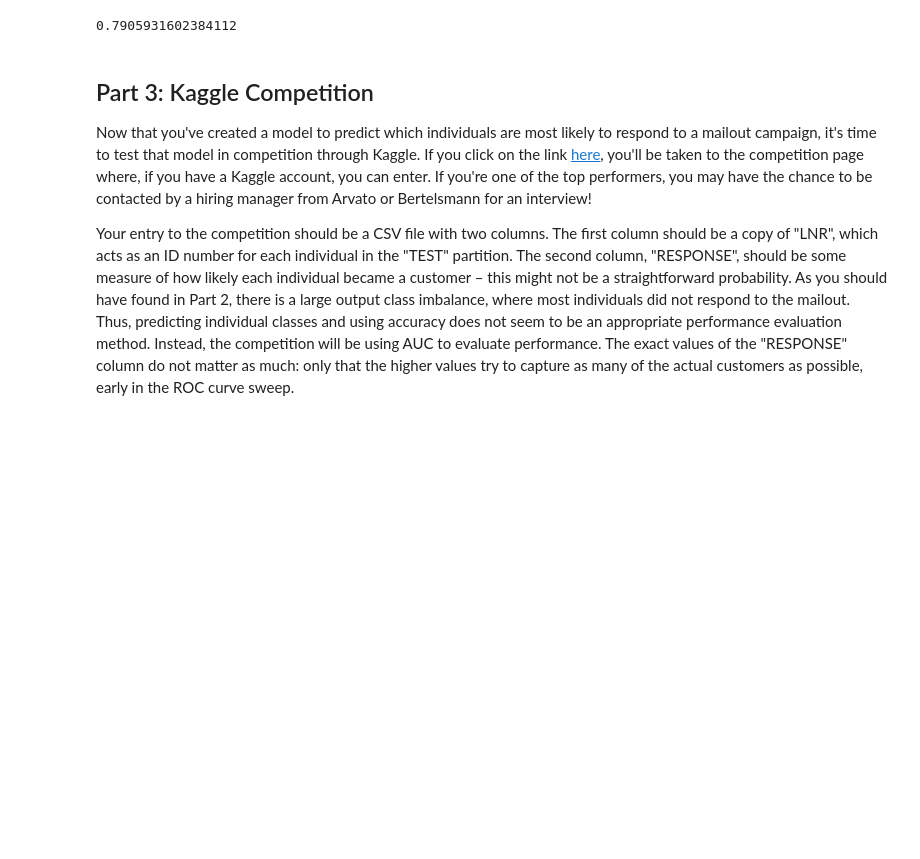
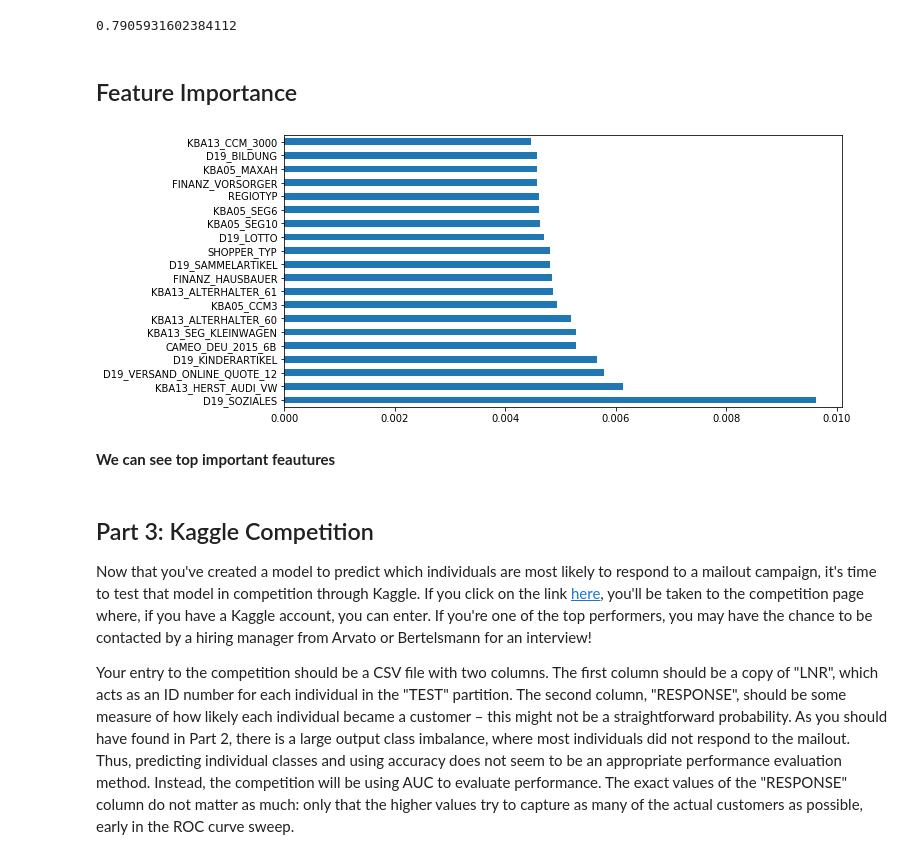
Before and after one commit to maitreytalware/Arvato-Bertelsmann-Customer-Segmentation-Capstone, a Jupyter notebook: Part 2 and Part 3.ipynb, the cells around one changed output. Cells and saved outputs as stored; diff of their text form; code cells hidden in the pictures; blank space fills up the shorter version.

```diff
--- a/Part 2 and Part 3.ipynb
+++ b/Part 2 and Part 3.ipynb
@@ -52,6 +50,17 @@ shape after scaling (42962, 402)
 print(roc_auc_score(y_val, predictions_test))
 # %% [output]
 0.7905931602384112
+# %% [markdown]
+## Feature Importance
+# %%
+plt.figure(figsize=(10,5))
+feat_importances = pd.Series(reg_model.feature_importances_, index=df_mailout_train.columns)
+feat_importances.nlargest(20).plot(kind='barh')
+plt.show()
+# %% [output]
+[figure, added]
+# %% [markdown]
+**We can see top important feautures**
 # %% [markdown]
 ## Part 3: Kaggle Competition
 
```
Also changed, not shown: parts of 6 cells of this notebook.
